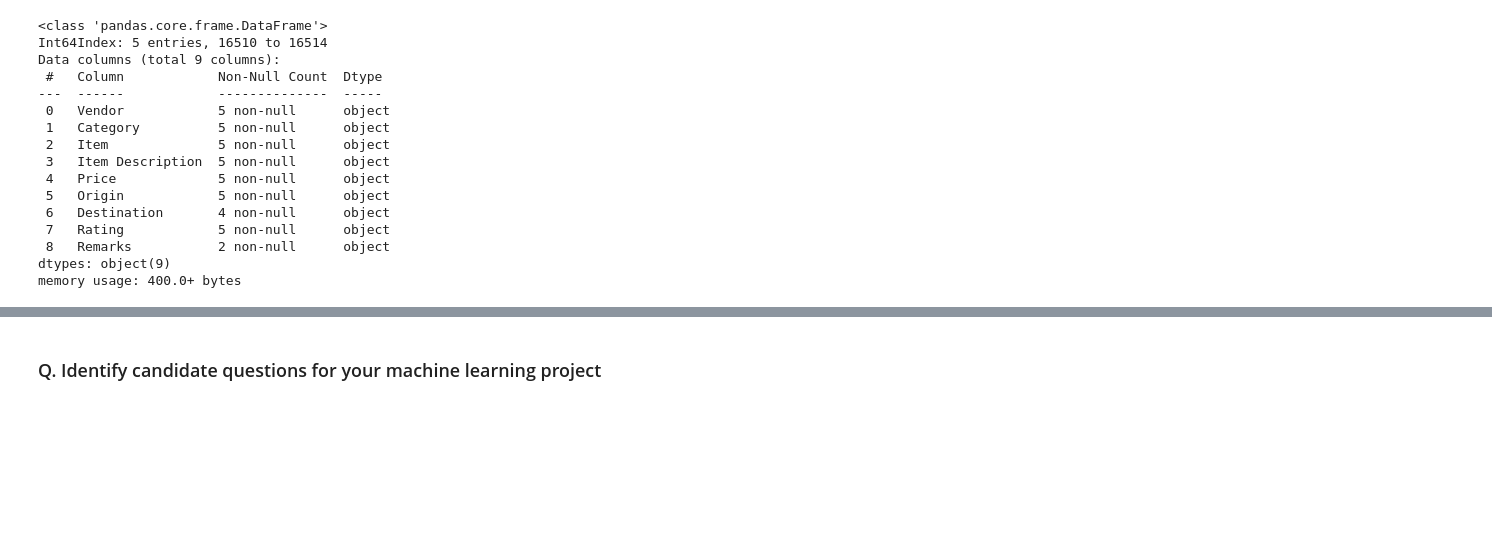
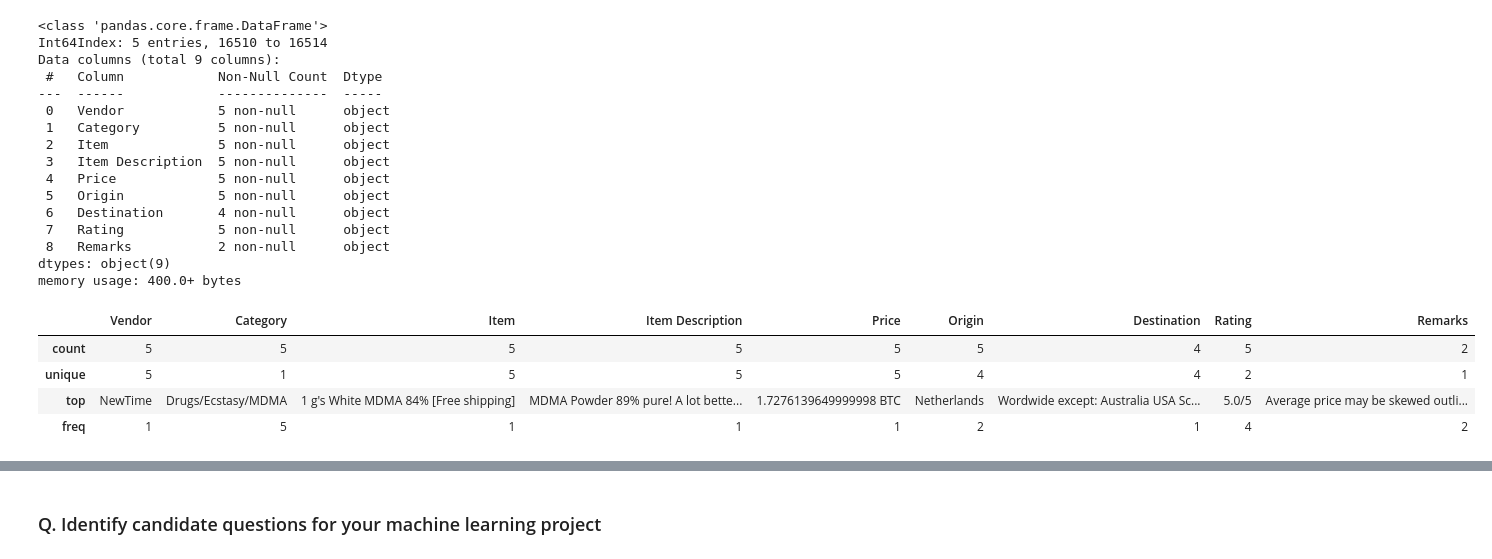
Before and after one commit to a-forty-two/DFEData2, a Jupyter notebook: Choosing_the_right_estimator.ipynb, the cells around one changed output, grey strips where cells are left out. Saved outputs shown, nothing was run; the diff lists cells and outputs as text; code cells hidden in the pictures; blank space fills up the shorter version.

```diff
--- a/Choosing_the_right_estimator.ipynb
+++ b/Choosing_the_right_estimator.ipynb
@@ -127,3 +127,11 @@ Data columns (total 9 columns):
  8   Remarks           2 non-null      object
 dtypes: object(9)
 memory usage: 400.0+ bytes
+# %%
+mdma.describe()
+# %% [output]
+|  | Vendor | Category | Item | Item Description | Price | Origin | Destination | Rating | Remarks |
+| count | 5 | 5 | 5 | 5 | 5 | 5 | 4 | 5 | 2 |
+| unique | 5 | 1 | 5 | 5 | 5 | 4 | 4 | 2 | 1 |
+| top | NewTime | Drugs/Ecstasy/MDMA | 1 g's White MDMA 84% [Free shipping] | MDMA Powder 89% pure! A lot bette... | 1.7276139649999998 BTC | Netherlands | Wordwide except: Australia USA Sc... | 5.0/5 | Average price may be skewed outli... |
+| freq | 1 | 5 | 1 | 1 | 1 | 2 | 1 | 4 | 2 |
```
Also changed, not shown: parts of 5 cells of this notebook.
